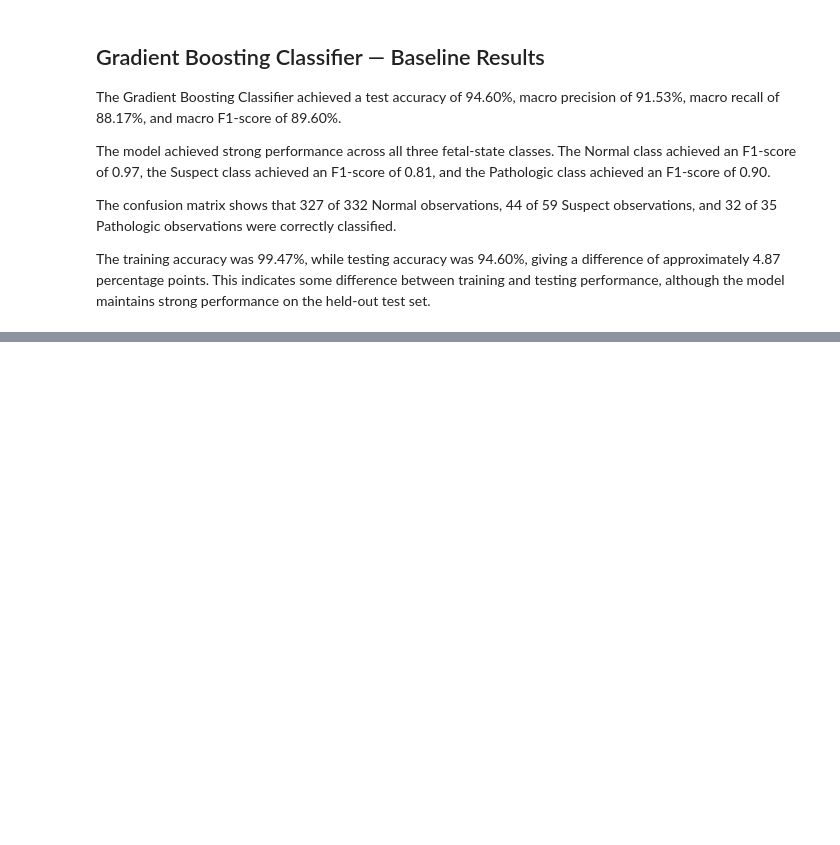
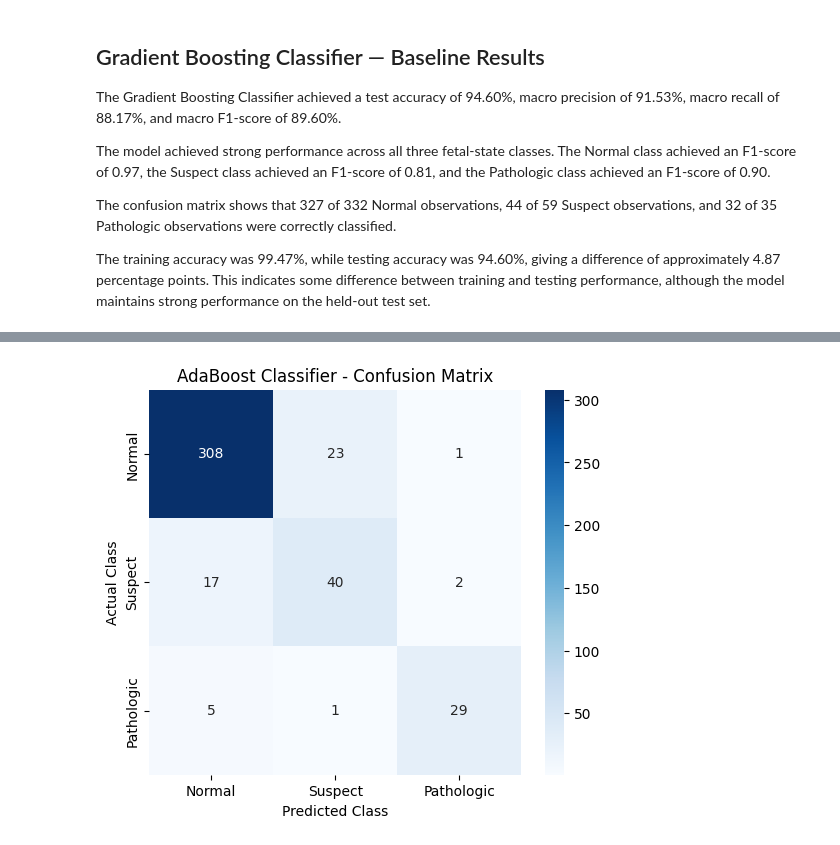
Before and after one commit to TechLearnr4S/ML_CAPSTONE, a Jupyter notebook: notebooks/classification.ipynb, the cells around one changed output, grey strips where cells are left out. Cells and saved outputs as stored; diff of their text form; code cells hidden in the pictures; blank space fills up the shorter version.

```diff
--- a/notebooks/classification.ipynb
+++ b/notebooks/classification.ipynb
@@ -2295,0 +2617,25 @@ plt.show()
+# %%
+from sklearn.ensemble import AdaBoostClassifier
+
+# Baseline AdaBoost model
+# n_estimators  : number of weak learners (boosting stages) added sequentially
+# learning_rate : shrinks the contribution (weight) of each weak learner;
+#                 lower values need more estimators but can generalise better
+# random_state  : ensures reproducible results
+ada = AdaBoostClassifier(
+    n_estimators=100,
+    learning_rate=1.0,
+    random_state=42
+)
+
+ada.fit(X_train, y_train)
+
+y_pred_ada = ada.predict(X_test)
+y_prob_ada = ada.predict_proba(X_test)
+
+print("Baseline AdaBoost Parameters:")
+print({
+    "n_estimators": ada.n_estimators,
+    "learning_rate": ada.learning_rate,
+    "random_state": ada.random_state
+})
@@ -2295,0 +2692,20 @@ plt.show()
+# %%
+cm_ada = confusion_matrix(y_test, y_pred_ada)
+
+plt.figure(figsize=(6, 5))
+
+sns.heatmap(
+    cm_ada,
+    annot=True,
+    fmt="d",
+    cmap="Blues",
+    xticklabels=["Normal", "Suspect", "Pathologic"],
+    yticklabels=["Normal", "Suspect", "Pathologic"]
+)
+
+plt.xlabel("Predicted Class")
+plt.ylabel("Actual Class")
+plt.title("AdaBoost Classifier - Confusion Matrix")
+plt.show()
+# %% [output]
+[figure, added]
```
Also changed, not shown: parts of 64 cells of this notebook, 14 other files.
